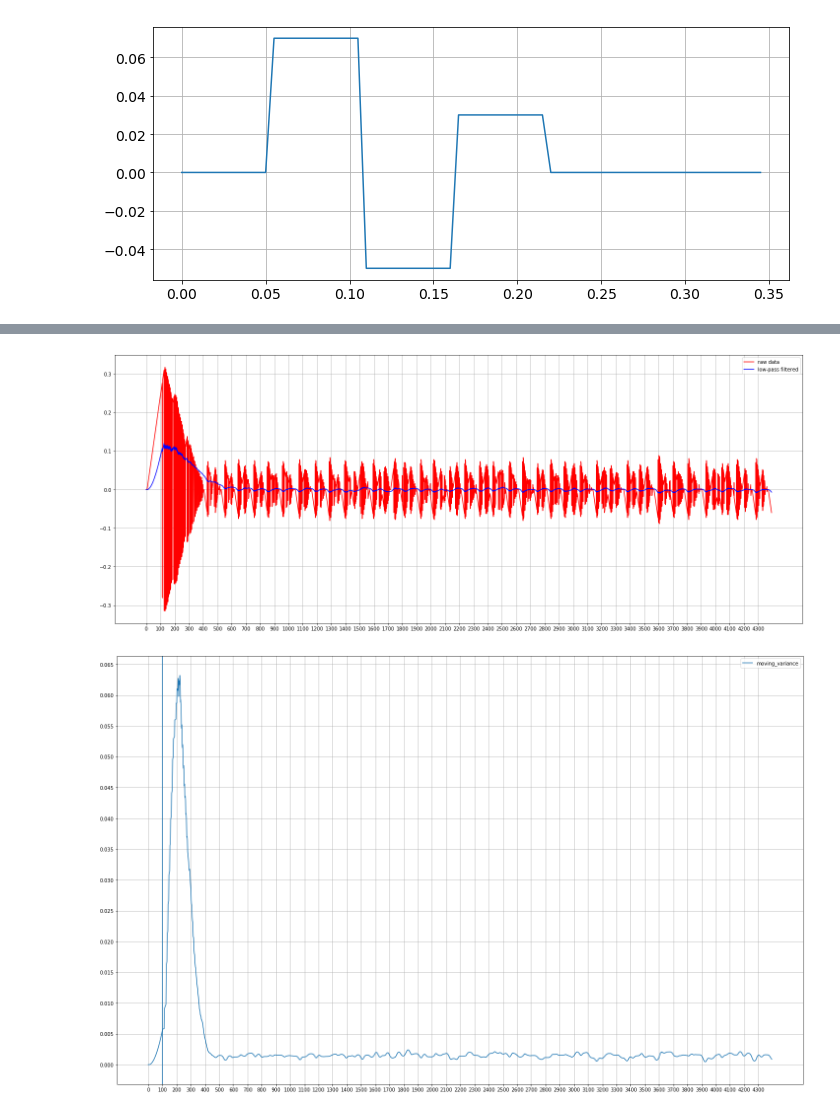
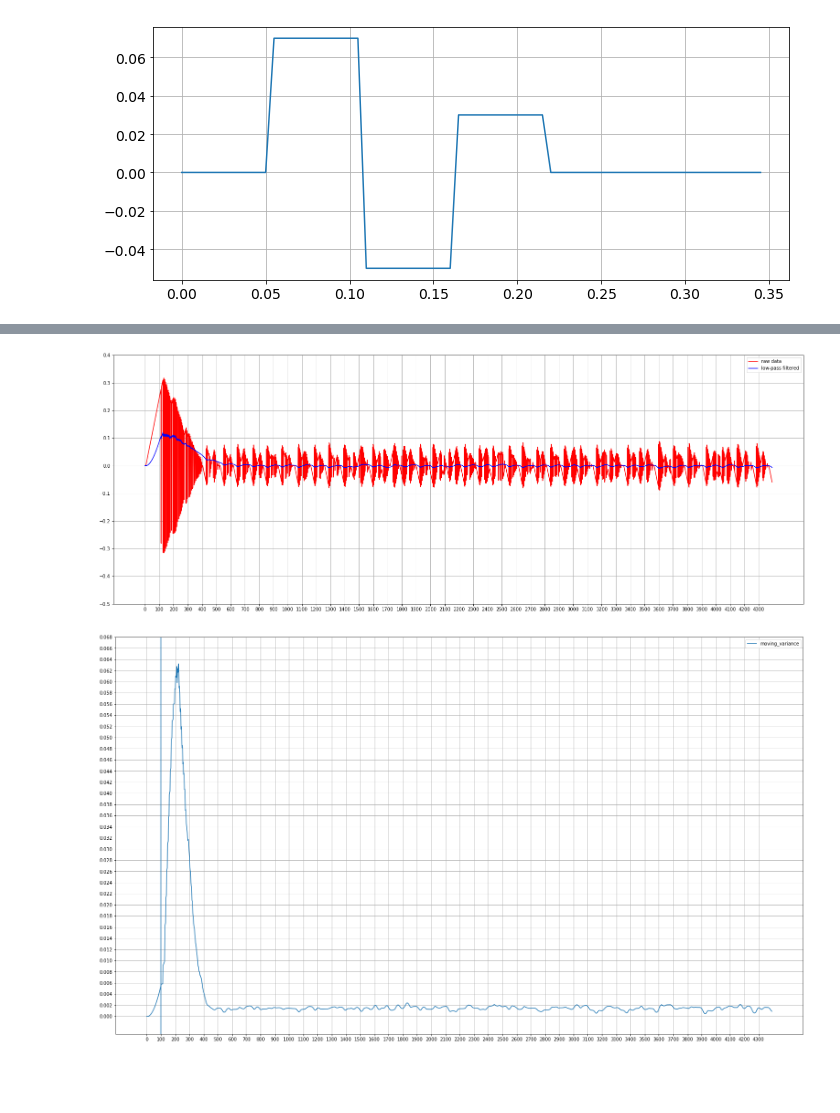
Before and after one commit to DjoleMNE/Lazy_Robot_Control_by_Relaxation_of_Motion_and_Force_Constraints, a Jupyter notebook: integrator_python_testing.ipynb, the cells around one changed output, grey strips where cells are left out. Saved outputs shown, nothing was run; the diff lists cells and outputs as text; code cells hidden in the pictures; blank space fills up the shorter version.

```diff
--- a/integrator_python_testing.ipynb
+++ b/integrator_python_testing.ipynb
@@ -959,55 +959,54 @@ class RunningStats:
     def __str__(self):
         return "Current window values: {}".format(list(self.windows))
 # %%
-fps = 30
-sine_fq = 10 #Hz
-duration = 10 #seconds
-t_sine5, y_sine5 = sine_generator(fps, sine_fq, duration)
-y_sine5 = random_data[:300] + y_sine5
-y_1 = y_sine5
-y_2 = y_sine5
+# fps = 30
+# sine_fq = 10 #Hz
+# duration = 10 #seconds
+# t_sine5, y_sine5 = sine_generator(fps, sine_fq, duration)
+# y_sine5 = random_data[:300] + y_sine5
 
 f=open("gain_signal.txt", "r")
 lines = f.read().strip().split("\n")
 gain_signal = np.float32(np.array(lines))
 f.close()
+
+plt.figure(figsize=(27,10))
+plt.plot(gain_signal, c= 'red', label = "raw data")
+
 alpha_low = 0.99
+low_filtered = lowpass_filter(gain_signal, alpha_low)
+plt.plot(low_filtered, c= 'blue', label = "low-pass filtered")
+
 alpha_high = 0.3
-
-plt.figure(figsize=(25,10))
+# high_filtered = highpass_filter(gain_signal, alpha_high)
+# plt.plot(high_filtered, c= 'green', label = "high-pass filtered")
 major_ticks = np.arange(0, len(gain_signal), 100)
-minor_ticks = np.arange(-1, 1, 0.1)
+minor_ticks = np.arange(-0.5, 0.5, 0.1)
 plt.xticks(major_ticks)
 plt.yticks(minor_ticks)
-
-plt.plot(gain_signal, c= 'red', label = "raw data")
-
-low_sine5 = lowpass_filter(gain_signal, alpha_low)
-plt.plot(low_sine5, c= 'blue', label = "low-pass filtered")
-# high_sine5 = highpass_filter(gain_signal, alpha_high)
-# plt.plot(high_sine5, c= 'green', label = "high-pass filtered")
 plt.grid()
 plt.legend()
 plt.show()
 
 win_size = 100
 var_calc = RunningStats(win_size)
 moving_var = []
 for i, step in enumerate(gain_signal):
     var_calc.push(step)
     moving_var.append(var_calc.get_var())
 moving_var = np.array(moving_var)
 
-plt.figure(figsize=(25,16))
+plt.figure(figsize=(27,16))
+plt.plot(moving_var, label = "moving_variance")
+
 plt.xticks(major_ticks)
-minor_ticks = np.arange(0, 0.7, 0.005)
+minor_ticks = np.arange(0, 0.07, 0.002)
 plt.yticks(minor_ticks)
 plt.axvline(x=win_size)
-plt.plot(moving_var, label = "moving_variance")
 plt.grid()
 plt.legend()
 plt.show()
 # %% [output]
-[figure, old version]
+[figure, new version]
-[figure, old version]
+[figure, new version]
 # %%
```
Also changed, not shown: parts of 6 cells of this notebook.
